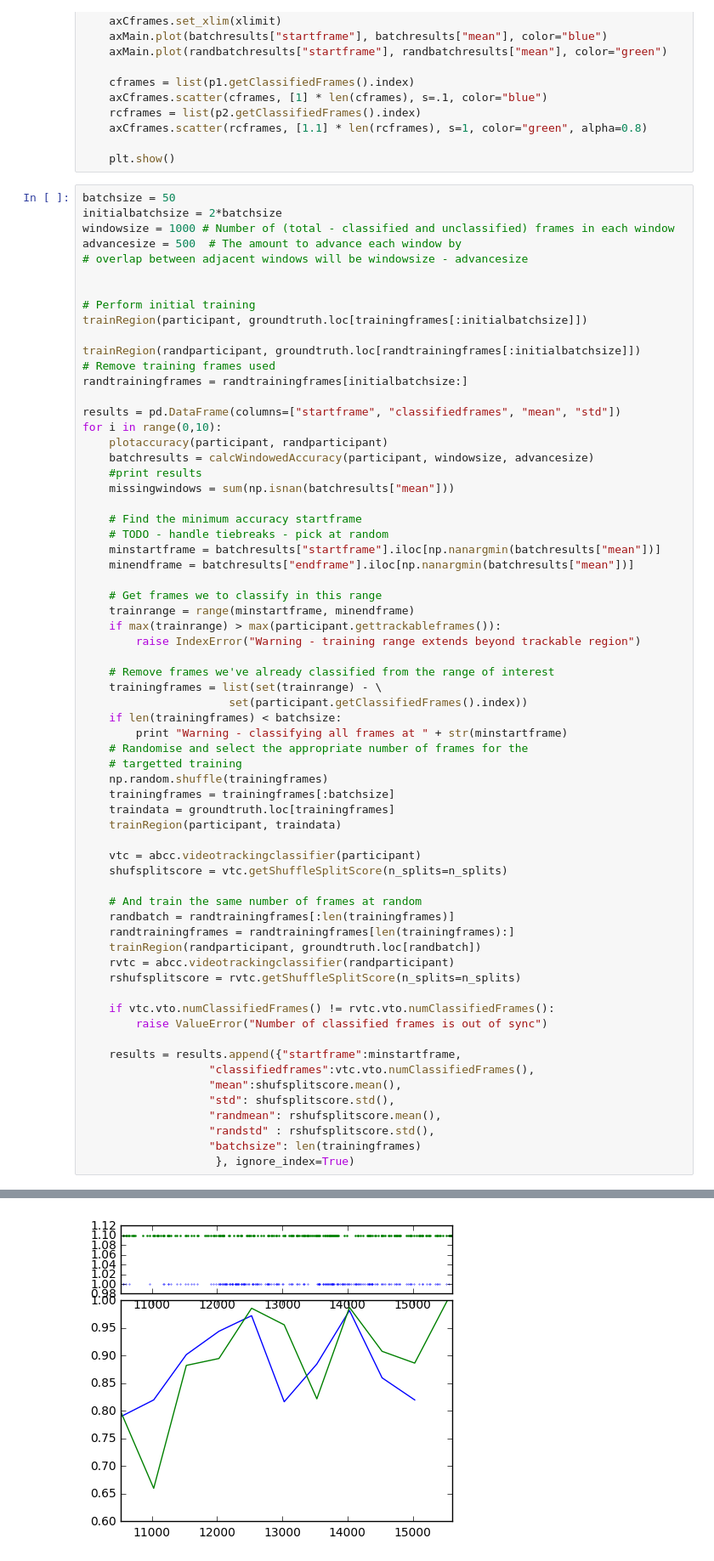
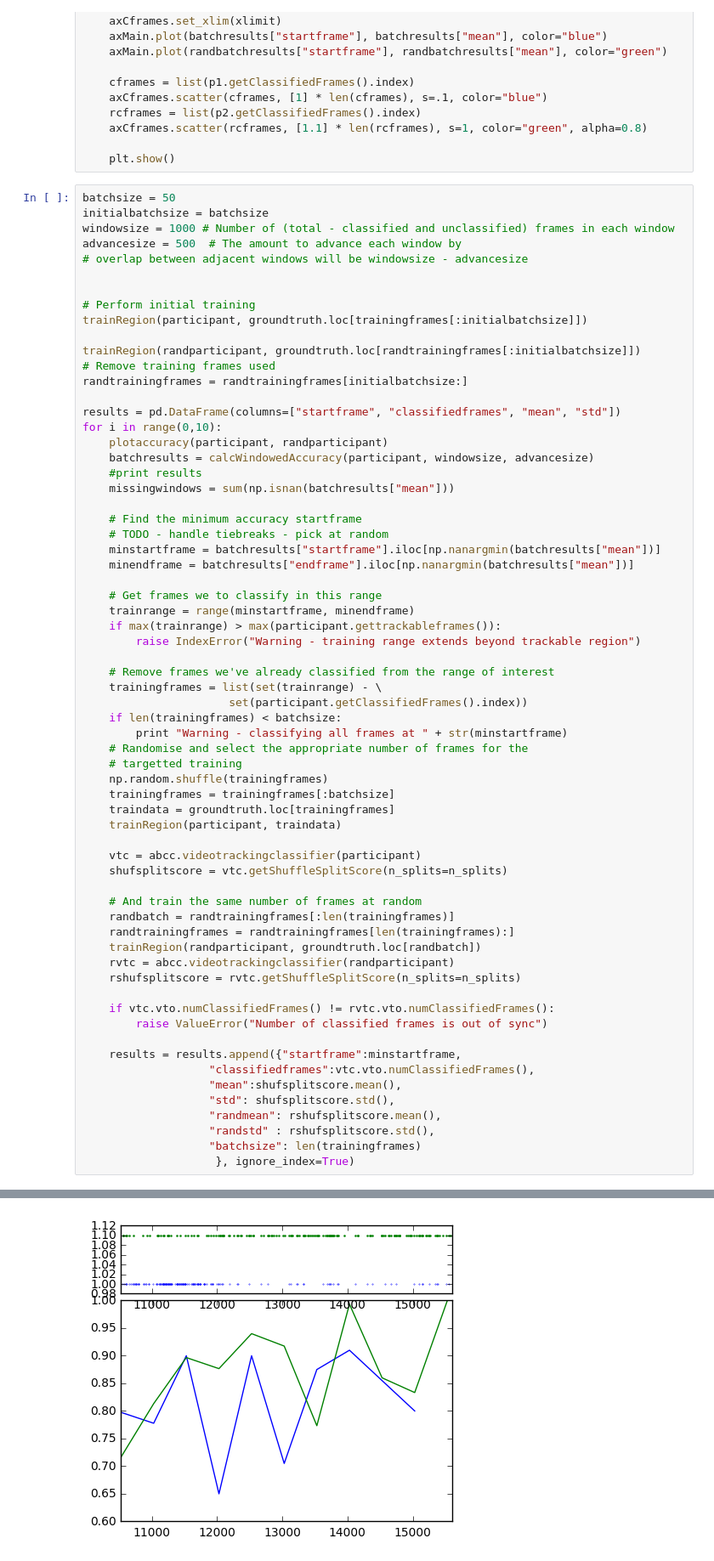
Before and after one commit to IDInteraction/abc-display-tool, a Jupyter notebook: MovingWindow.ipynb, the cells around one changed output, grey strips where cells are left out. Shown at 85% size. Saved outputs shown, nothing was run; the diff lists cells and outputs as text.

```diff
--- a/MovingWindow.ipynb
+++ b/MovingWindow.ipynb
@@ -125,7 +125,7 @@ def plotaccuracy(p1, p2):
     plt.show()
 # %%
 batchsize = 50
-initialbatchsize = 2*batchsize
+initialbatchsize = batchsize
 windowsize = 1000 # Number of (total - classified and unclassified) frames in each window
 advancesize = 500  # The amount to advance each window by
 # overlap between adjacent windows will be windowsize - advancesize
@@ -194 +194 @@ for i in range(0,10):
-[figure, old version]
+[figure, new version]
```
Also changed, not shown: parts of 5 cells of this notebook, 1 other file.
